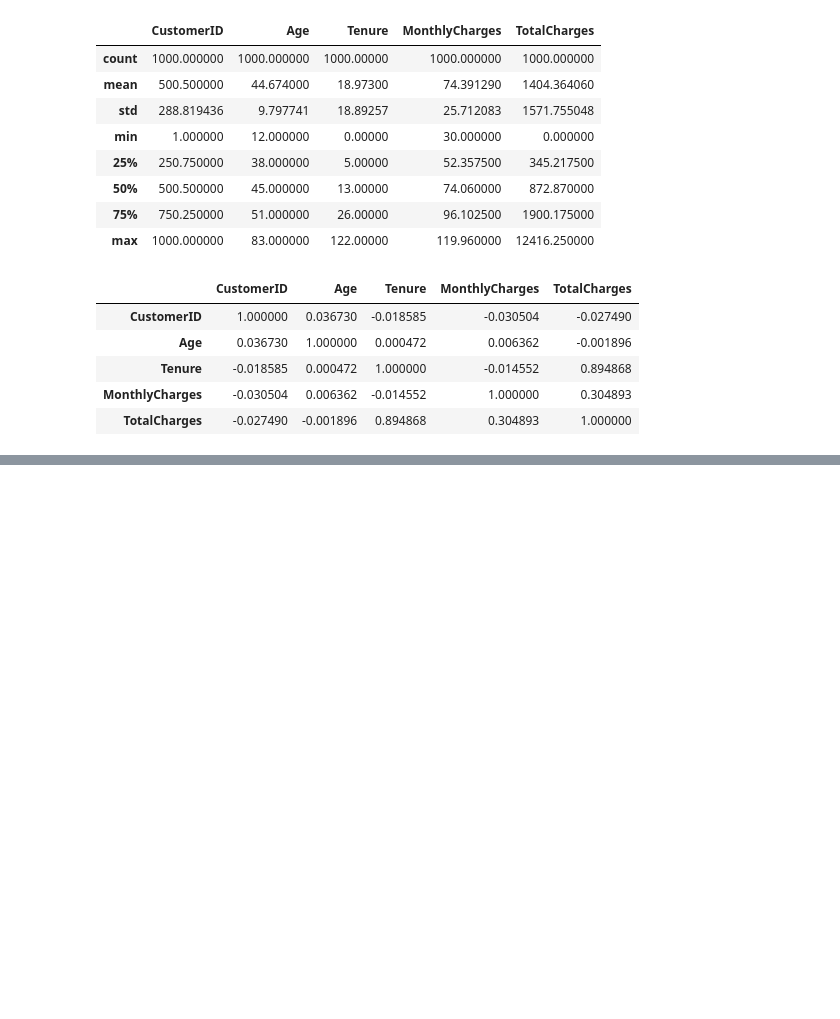
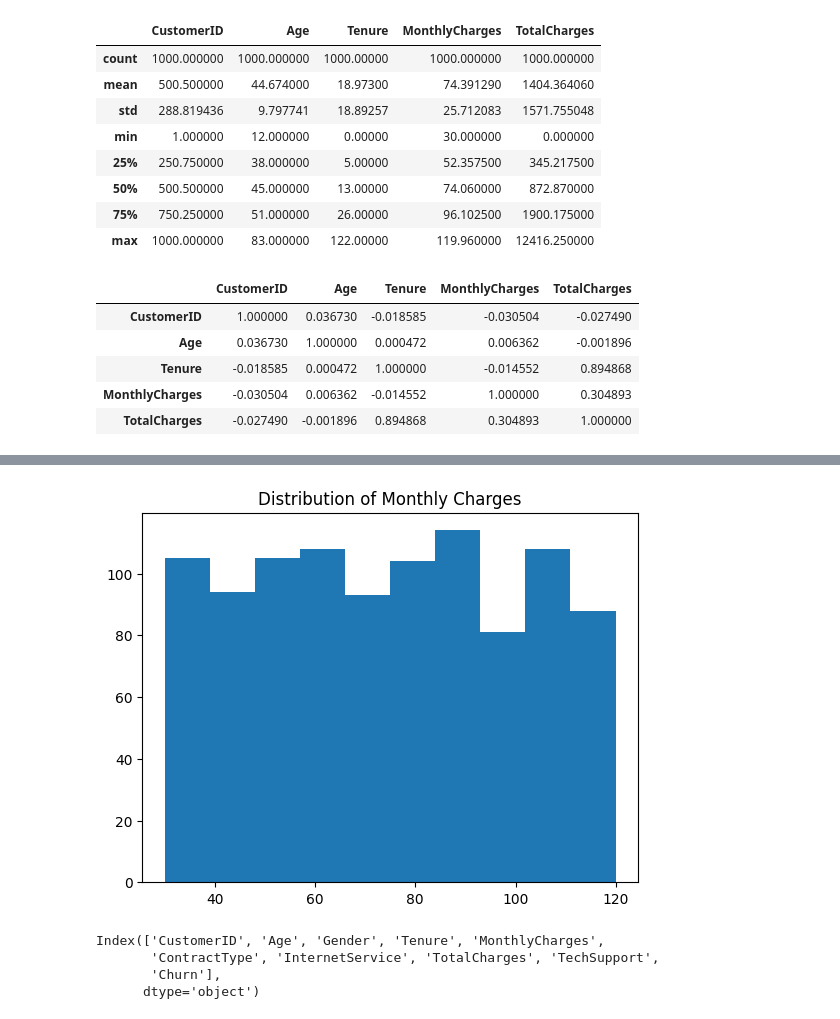
Before and after one commit to romirthakur/churn-prediction, a Jupyter notebook: notebook.ipynb, the cells around one changed output, grey strips where cells are left out. Drawn from its saved outputs; the diff is of its cells as text; code cells hidden in the pictures; blank space fills up the shorter version.

```diff
--- a/notebook.ipynb
+++ b/notebook.ipynb
@@ -119,0 +176,13 @@ Name: count, dtype: int64
+# %%
+plt.hist(df["MonthlyCharges"])
+plt.title("Distribution of Monthly Charges")
+plt.show()
+# %% [output]
+[figure, added]
+# %%
+df.columns
+# %% [output]
+Index(['CustomerID', 'Age', 'Gender', 'Tenure', 'MonthlyCharges',
+       'ContractType', 'InternetService', 'TotalCharges', 'TechSupport',
+       'Churn'],
+      dtype='object')
```
Also changed, not shown: parts of 13 cells of this notebook.
